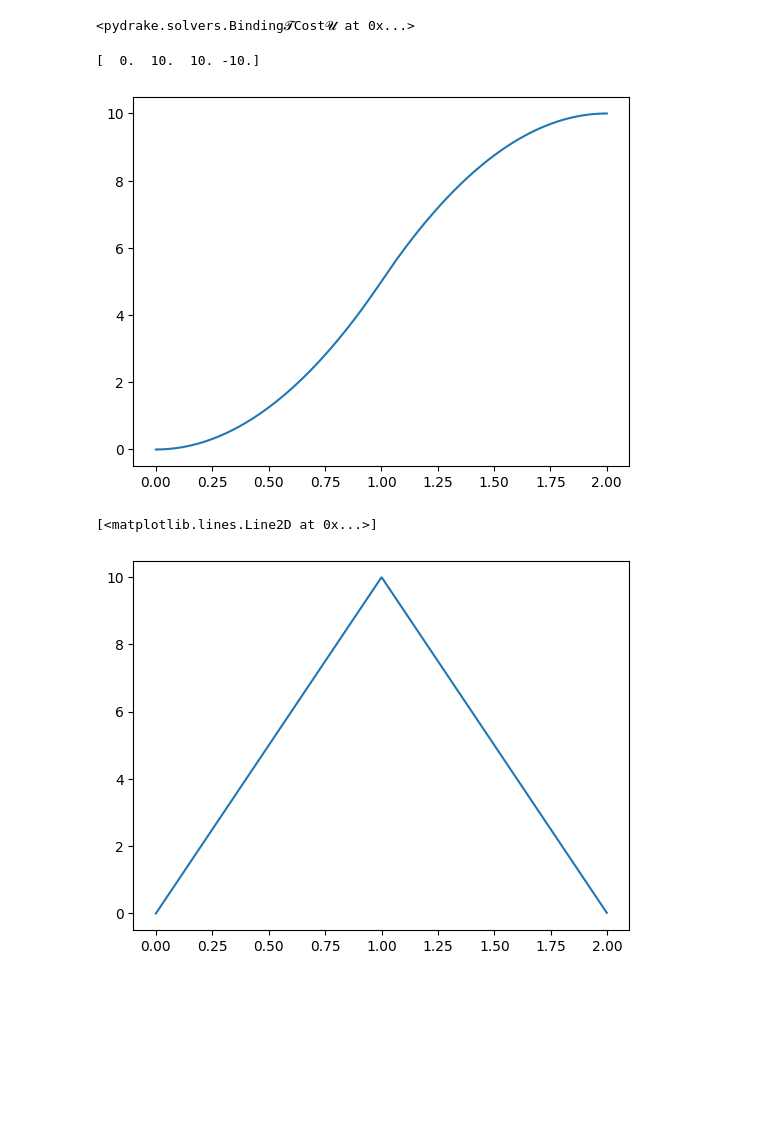
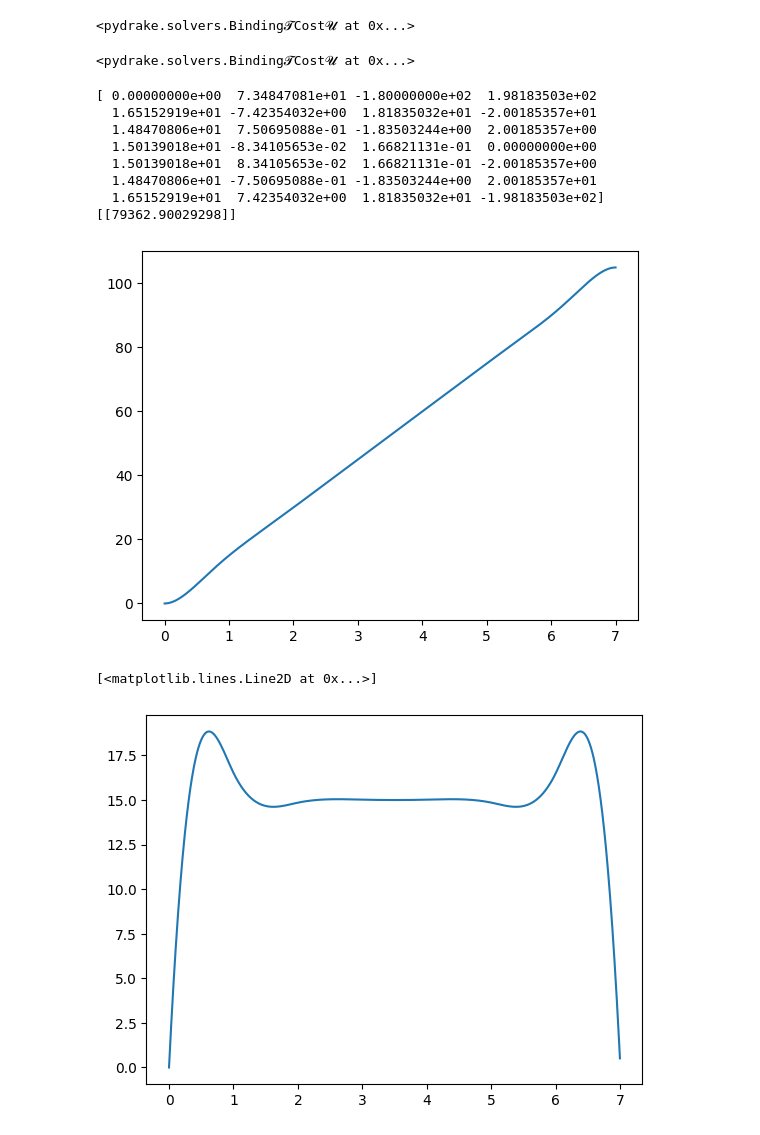
Before and after one commit to mbpeterson70/quadrotor_trajectory_optimization, a Jupyter notebook: trajectory_generator.ipynb, the cells around one changed output. Cells and saved outputs as stored; diff of their text form; code cells hidden in the pictures; blank space fills up the shorter version.

Commit message:
Make trajectory generator more general
Signed-off-by: Mason Peterson <mbpeterson70@gmail.com>

```diff
--- a/trajectory_generator.ipynb
+++ b/trajectory_generator.ipynb
@@ -46,5 +60,48 @@ prog.AddCost(sigma.reshape(-1).T @ H @ sigma.reshape(-1))
 # %% [output]
 <pydrake.solvers.Binding𝓣Cost𝓤 at 0x...>
+# %%
+# numeric parameters
+n = 4 # trajectory order
+keyframes = np.array([0.0, 15.0, 30.0, 45.0, 60.0, 75.0, 90.0, 105.0])
+# keyframes = np.array([0.0, 1.0, 4.0, 9.0])
+m = keyframes.shape[0] - 1 # number of keyframes
+ts = 1.0
+
+# initialize optimization
+prog = MathematicalProgram()
+
+# optimization variables
+sigma = prog.NewContinuousVariables(n*m, "sigma")
+
+# Zero initial and final velocity
+prog.AddConstraint(sigma[0] == 0.0)
+prog.AddConstraint(np.sum([(1/np.math.factorial(j))*ts**j*sigma[(m-1)*n+j] for j in range(n)]) == 0.0)
+
+# Dynamics/Keyframe constraints
+for i in range(m):
+    prog.AddConstraint(float(keyframes[i+1]) == float(keyframes[i]) + np.sum([(1/np.math.factorial(j))*ts**j*sigma[i*n+j-1] for j in range(1,n+1)]))
+    # prog.AddConstraint(float(keyframes[i+1]) == float(keyframes[i]) + ts*sigma[i*n] + .5*ts**2*sigma[i*n+1])
+
+for i in range(m-1):
+    for k in range(n-1):
+        prog.AddConstraint(sigma[(i+1)*n+k] == np.sum([(1/np.math.factorial(j))*ts**j*sigma[i*n+k+j] for j in range(n-k)]))
+    # prog.AddConstraint(sigma[])
+
+# Constraint to keep numerics nice before we scale time
+# for i in range(keyframes_x.shape[0]):
+#     prog.AddConstraint(sigma[i*n + 1, 0] >= 1.0)
+
+H = np.zeros((n*m,n*m))
+for i in range(1,m+1):
+    # print(i*n+m-1)
+    H[i*n-1,i*n-1] = 1.0
+    # H[i*n,i*n] = .1
+    # H[i*n-1,i*n-1] = .1
+    # H[i*n-2,i*n-2] = .1
+# print(H)
+prog.AddCost(sigma.reshape(-1).T @ H @ sigma.reshape(-1))
+# %% [output]
+<pydrake.solvers.Binding𝓣Cost𝓤 at 0x...>
 # %%
 # solve mathematical program
 solver = SnoptSolver()
@@ -56,29 +113,40 @@ assert result.is_success()
 # retrieve optimal solution
 sigma_opt = result.GetSolution(sigma)
 print(sigma_opt)
+# print(sigma_opt.reshape((-1,1)))
+print(sigma_opt.reshape((-1,1)).T @ H @ sigma_opt.reshape((-1,1)))
 # %% [output]
-[  0.  10.  10. -10.]
+[ 0.00000000e+00  7.34847081e+01 -1.80000000e+02  1.98183503e+02
+  1.65152919e+01 -7.42354032e+00  1.81835032e+01 -2.00185357e+01
+  1.48470806e+01  7.50695088e-01 -1.83503244e+00  2.00185357e+00
+  1.50139018e+01 -8.34105653e-02  1.66821131e-01  0.00000000e+00
+  1.50139018e+01  8.34105653e-02  1.66821131e-01 -2.00185357e+00
+  1.48470806e+01 -7.50695088e-01 -1.83503244e+00  2.00185357e+01
+  1.65152919e+01  7.42354032e+00  1.81835032e+01 -1.98183503e+02]
+[[79362.90029298]]
 # %%
 t = np.linspace(0, ts*m, 1000)
 
 def x(sigma, t):
     interval = int(t / ts)
     curr_ts = t % ts
     if np.allclose(curr_ts, 0.0):
         return keyframes[interval]
-    return keyframes[interval] + curr_ts*sigma[n*interval] + .5*curr_ts**2*sigma[n*interval+1]
+    return keyframes[interval] + np.sum([(1/np.math.factorial(j))*curr_ts**j*sigma[interval*n+j-1] for j in range(1,n+1)])
+    #keyframes[interval] + curr_ts*sigma[n*interval] + .5*curr_ts**2*sigma[n*interval+1]
 
-def xdot(sigma, t):
+def der(sigma, t, k):
     interval = int(t / ts)
     curr_ts = t % ts
-    return sigma[n*interval] + curr_ts*sigma[n*interval+1]
+    return np.sum([(1/np.math.factorial(j))*curr_ts**j*sigma[interval*n+j+k-1] for j in range(n-(k-1))])
+    # return sigma[n*interval] + curr_ts*sigma[n*interval+1]
 
 x_vals = [x(sigma_opt, t[idx]) for idx in range(t.shape[0])]
 plt.plot(t, x_vals)
 plt.show()
-xdot_vals = [xdot(sigma_opt, t[idx]) for idx in range(t.shape[0] - 1)]
+xdot_vals = [der(sigma_opt, t[idx], 1) for idx in range(t.shape[0] - 1)]
 plt.plot(t[:-1], xdot_vals)
 # %% [output]
-[figure, old version]
+[figure, new version]
 [<matplotlib.lines.Line2D at 0x...>]
-[figure, old version]
+[figure, new version]
```
Also changed, not shown: parts of 1 cell of this notebook.
